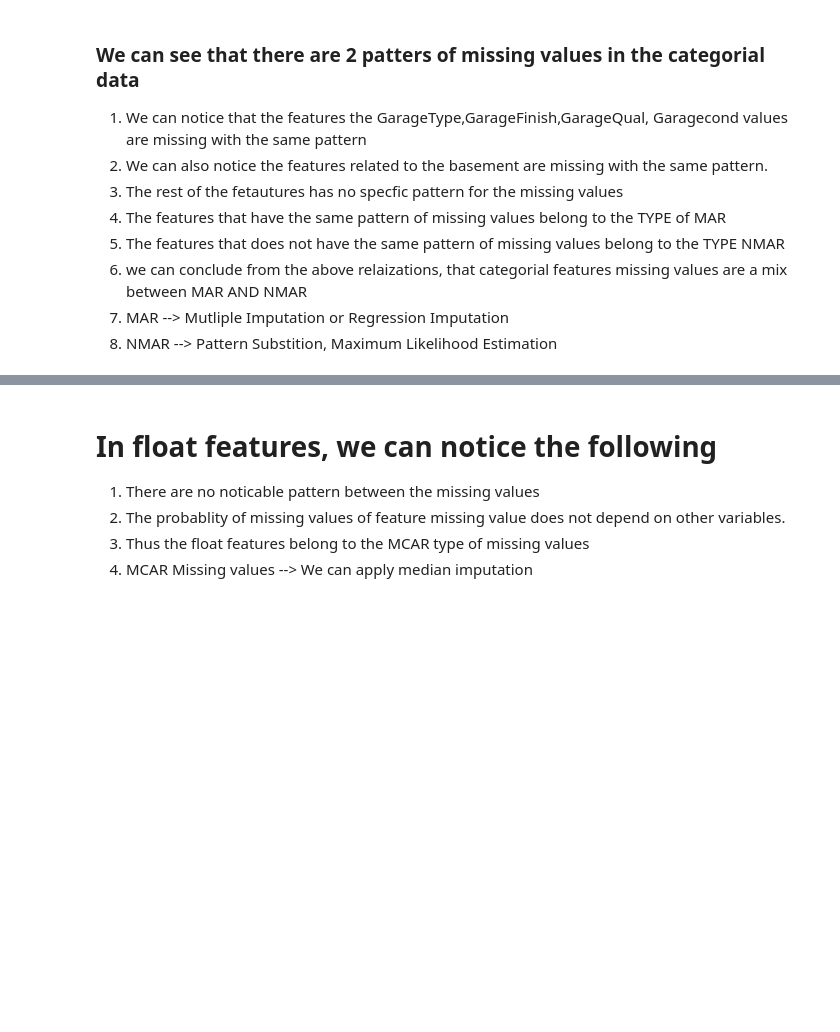
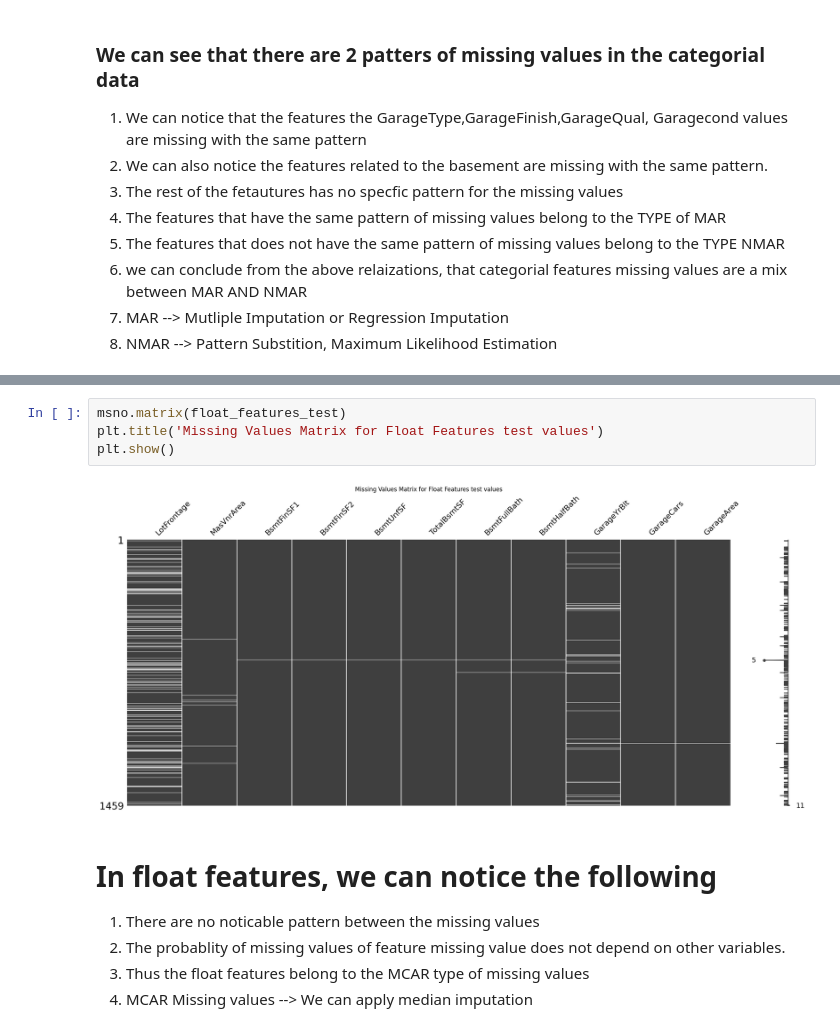
Before and after one commit to mohannadrateb/Data-Science-Eng-Portfolio, a Jupyter notebook: Regression/Housing_prices_ADV/Housing_prices_ADV.ipynb, the cells around one changed output, grey strips where cells are left out. Drawn from its saved outputs; the diff is of its cells as text; blank space fills up the shorter version.

```diff
--- a/Regression/Housing_prices_ADV/Housing_prices_ADV.ipynb
+++ b/Regression/Housing_prices_ADV/Housing_prices_ADV.ipynb
@@ -198,6 +239,12 @@ plt.title('Missing Values Matrix for categorial Features')
 plt.show()
 # %% [output]
 [figure]
+# %%
+msno.matrix(float_features_test)
+plt.title('Missing Values Matrix for Float Features test values')
+plt.show()
+# %% [output]
+[figure, added]
 # %% [markdown]
 # In float features, we can notice the following
 1. There are no noticable pattern between the missing values
```
Also changed, not shown: parts of 36 cells of this notebook.
